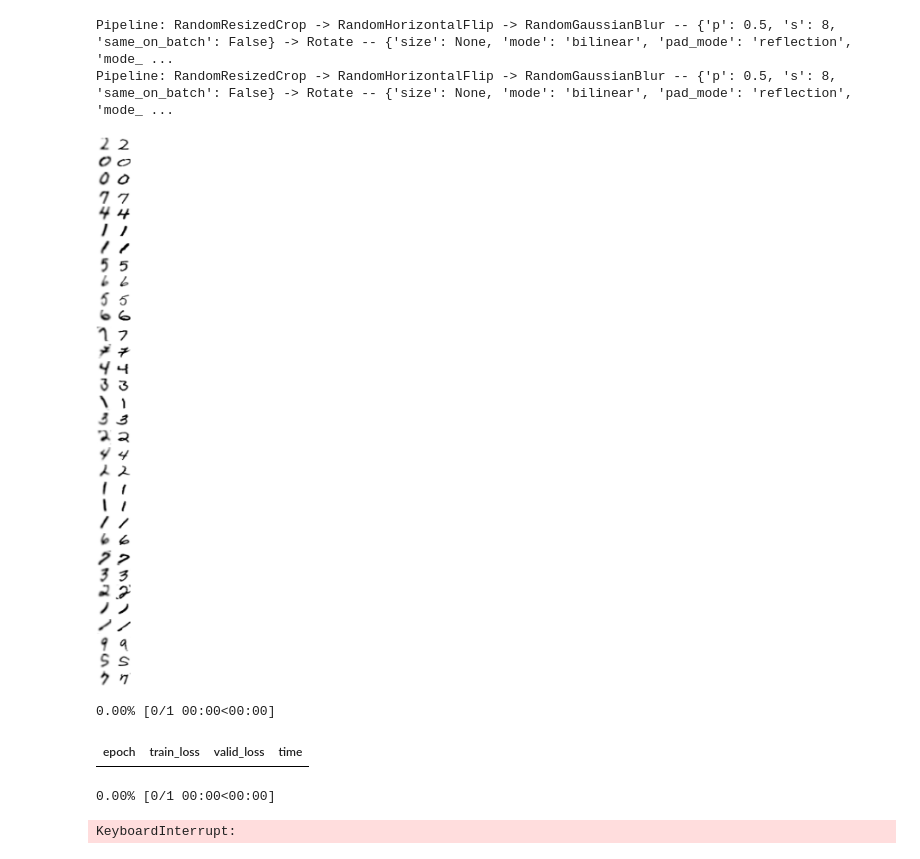
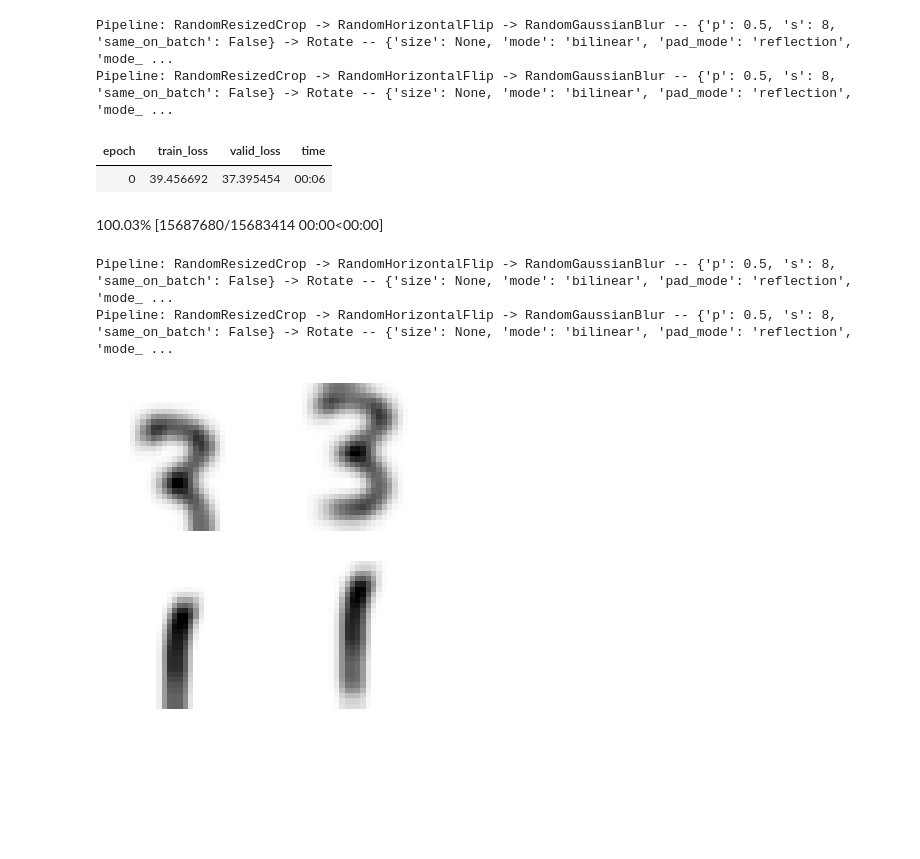
Before and after one commit to hamish-haggerty/AI-hacking, a Jupyter notebook: SSL/BT_MNIST.ipynb, the cells around one changed output. Cells and saved outputs as stored; diff of their text form; code cells hidden in the pictures; blank space fills up the shorter version.

```diff
--- a/SSL/BT_MNIST.ipynb
+++ b/SSL/BT_MNIST.ipynb
@@ -58,3 +93,10 @@ def create_barlow_twins_model(encoder, hidden_size=256, projection_size=128, bn=
 
 @delegates(get_multi_aug_pipelines)
 def get_barlow_twins_aug_pipelines(size,**kwargs): return get_multi_aug_pipelines(n=2,size=size,**kwargs)
+# %%
+#A random degree 2 polynomial, of the form a*x^2 + b*x, where a and b are in {-1,1}, {-1,0,1} respectively
+def random_poly(A):
+    coeff1 = random.choice([-1,0,1])
+    coeff2 = random.choice([-1,1]) #degree 2 term
+    B = coeff1*A + coeff2*A.pow(2)
+    return B
@@ -105,36 +180,67 @@ class BarlowTwins(Callback):
         images = []
         for i in range(n): images += [x1[i],x2[i]]
         return show_batch(x1[0], None, images, max_n=len(images), nrows=n)
+# %%
+#Debugging cell - delete later (similar to cell below)
+fastai_encoder = create_encoder('xresnet18', n_in=1, pretrained=False)
+model = create_barlow_twins_model(fastai_encoder, hidden_size=125,projection_size=125)# projection_size=1024)
+#So aside from size, randomresizedcrop takes in two args: resize_scale and resize_ratio. So we want to put in
+#values for these which is tantamount to doing nothing
+#So if we choose resize_scale=(1,1) then the images look the same.
+#IMPORTANT: So this aug pipelines, insofar as I can tell at the moment, is tantamount to "do nothing"
+aug_pipelines = get_barlow_twins_aug_pipelines(size=28, rotate=True,flip_p=0,resize_scale=(0.7,1), jitter=False, bw=False,blur=True,blur_p=0.5,blur_s=8, stats=None, cuda=True)
+#learn = Learner(dls, model,ShortEpochCallback(0.001), cbs=[BarlowTwins(aug_pipelines, print_augs=True)])
+learn = Learner(dls, model, cbs=[BarlowTwins(aug_pipelines, print_augs=True)])
+learn.fit(1) #300
+# %% [output]
+Pipeline: RandomResizedCrop -> RandomHorizontalFlip -> RandomGaussianBlur -- {'p': 0.5, 's': 8, 'same_on_batch': False} -> Rotate -- {'size': None, 'mode': 'bilinear', 'pad_mode': 'reflection', 'mode_ ...
+Pipeline: RandomResizedCrop -> RandomHorizontalFlip -> RandomGaussianBlur -- {'p': 0.5, 's': 8, 'same_on_batch': False} -> Rotate -- {'size': None, 'mode': 'bilinear', 'pad_mode': 'reflection', 'mode_ ...
+| epoch | train_loss | valid_loss | time |
+| 0 | 39.456692 | 37.395454 | 00:06 |
 # %%
 #Get the dataloader and set batch size
-bs=32
+bs=512
 path = untar_data(URLs.MNIST)
 items = get_image_files(path/'training') #i.e. NOT testing!!!
-split = RandomSplitter(valid_pct=0.95) #randomly split training set into training and validation
+items=items.shuffle()
+
+items1 = items[0:2000]
+
+split = RandomSplitter(valid_pct=0.5) #randomly split training set into training and validation
 #tds = Datasets(items,splits=split(items)) #Do we want this?
-tds = Datasets(items, [PILImageBW.create, [parent_label, Categorize()]], splits=split(items)) #Or do we want this?
-dls = tds.dataloaders(bs=bs,num_workers=0, after_item=[ToTensor(), IntToFloatTensor()], device='cpu')
+tds = Datasets(items1, [PILImageBW.create, [parent_label, Categorize()]], splits=split(items1)) #Or do we want this?
+dls = tds.dataloaders(bs=bs, after_item=[ToTensor(), IntToFloatTensor()], device='cuda')
+
+#Evaluate linear classifier on this guy
+items2 = items[2000:]
+split = RandomSplitter(valid_pct=0.99) #randomly split training set into training and validation
+tds_new = Datasets(items2, [PILImageBW.create, [parent_label, Categorize()]], splits=split(items2)) #Or do we want this?
+dls_new = tds_new.dataloaders(bs=bs, after_item=[ToTensor(), IntToFloatTensor()], device='cuda')
+# %% [output]
+100.03% [15687680/15683414 00:00<00:00]
 # %%
 #A "reasonable" composite augmentation: initially copy pasted BT. We run this cell a few times to check it makes sense
 #Also define encoder and model
 fastai_encoder = create_encoder('xresnet18', n_in=1, pretrained=False)
-model = create_barlow_twins_model(fastai_encoder, hidden_size=100,projection_size=100)# projection_size=1024)
+model = create_barlow_twins_model(fastai_encoder, hidden_size=10,projection_size=10)# projection_size=1024)
 #So aside from size, randomresizedcrop takes in two args: resize_scale and resize_ratio. So we want to put in
 #values for these which is tantamount to doing nothing
 #So if we choose resize_scale=(1,1) then the images look the same.
 #IMPORTANT: So this aug pipelines, insofar as I can tell at the moment, is tantamount to "do nothing"
-aug_pipelines = get_barlow_twins_aug_pipelines(same_on_batch=False,size=28, rotate=True,flip_p=0,resize_scale=(0.7,1), jitter=False, bw=False,blur=True,blur_p=0.5,blur_s=8, stats=None, cuda=False)
+aug_pipelines = get_barlow_twins_aug_pipelines(size=28, rotate=True,flip_p=0,resize_scale=(0.7,1), jitter=False, bw=False,blur=True,blur_p=0.5,blur_s=8, stats=None, cuda=True)
+#learn = Learner(dls, model,ShortEpochCallback(0.001), cbs=[BarlowTwins(aug_pipelines, print_augs=True)])
 learn = Learner(dls, model, cbs=[BarlowTwins(aug_pipelines, print_augs=True)])
-dls.valid.bs = len(dls.valid_ds) #Set the validation dataloader batch size to be the length of the validation dataset
+
+#dls.valid.bs = len(dls.valid_ds) #Set the validation dataloader batch size to be the length of the validation dataset
 
 b = dls.one_batch()
 learn._split(b)
 learn('before_batch')
-axes = learn.barlow_twins.show(n=32)
+axes = learn.barlow_twins.show(n=2)
 # %% [output]
 Pipeline: RandomResizedCrop -> RandomHorizontalFlip -> RandomGaussianBlur -- {'p': 0.5, 's': 8, 'same_on_batch': False} -> Rotate -- {'size': None, 'mode': 'bilinear', 'pad_mode': 'reflection', 'mode_ ...
 Pipeline: RandomResizedCrop -> RandomHorizontalFlip -> RandomGaussianBlur -- {'p': 0.5, 's': 8, 'same_on_batch': False} -> Rotate -- {'size': None, 'mode': 'bilinear', 'pad_mode': 'reflection', 'mode_ ...
-[figure, old version]
+[figure, new version]
 # %%
 #Simple linear classifier
 class LinearClassifier(nn.Module):
@@ -146,12 +252,4 @@ class LinearClassifier(nn.Module):
     def forward(self,x):
         x = cast(self.fc1(x),Tensor) #so we have to use cross entropy loss. cast is because using old version fastai
         return x
-# %%
-learn.fit(1)
-print('done')
-# %% [output]
-0.00% [0/1 00:00<00:00]
-| epoch | train_loss | valid_loss | time |
-0.00% [0/1 00:00<00:00]
-KeyboardInterrupt:
 # %%
```
Also changed, not shown: parts of 17 cells of this notebook.
